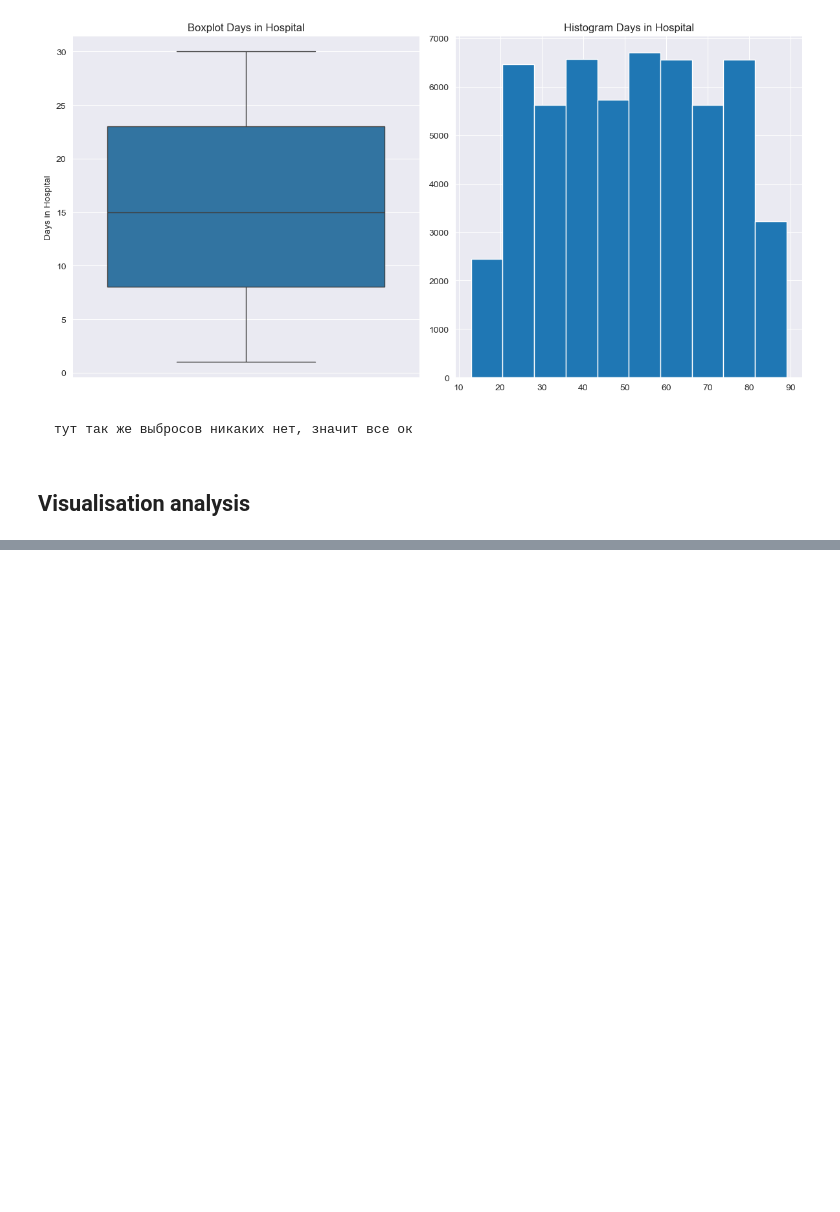
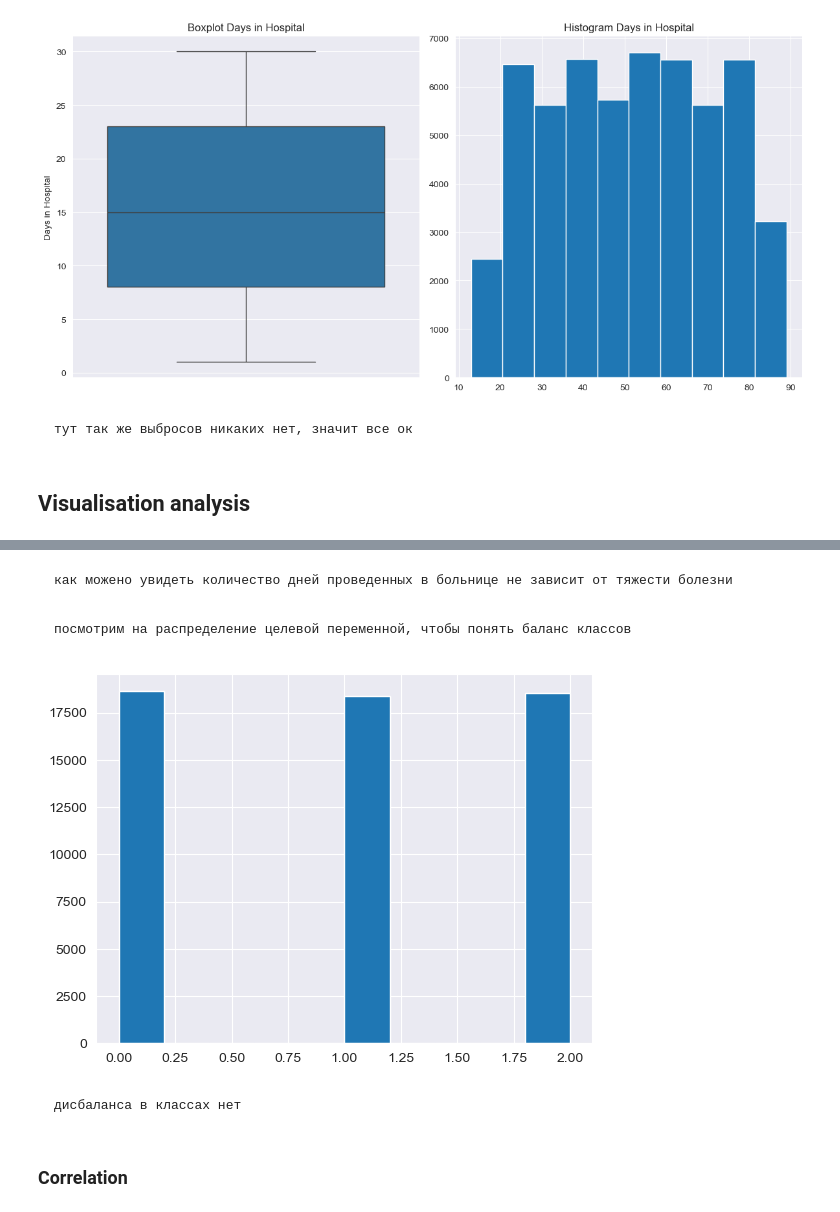
Before and after one commit to vvltoria/health_classification, a Jupyter notebook: df.ipynb, the cells around one changed output, grey strips where cells are left out. Drawn from its saved outputs; the diff is of its cells as text; code cells hidden in the pictures; blank space fills up the shorter version.

```diff
--- a/df.ipynb
+++ b/df.ipynb
@@ -255,0 +286,12 @@ plt.show()
+# %% [markdown]
+    как можено увидеть количество дней проведенных в больнице не зависит от тяжести болезни
+# %% [markdown]
+    посмотрим на распределение целевой переменной, чтобы понять баланс классов
+# %%
+data_encoded['Test Results'].hist();
+# %% [output]
+[figure, added]
+# %% [markdown]
+    дисбаланса в классах нет
+# %% [markdown]
+### Correlation
```
Also changed, not shown: parts of 13 cells of this notebook.
